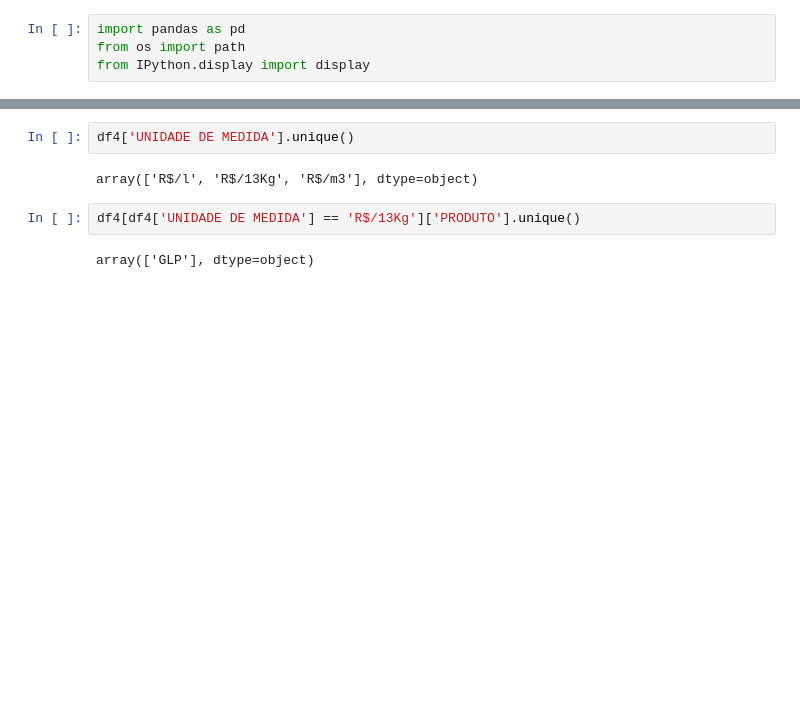
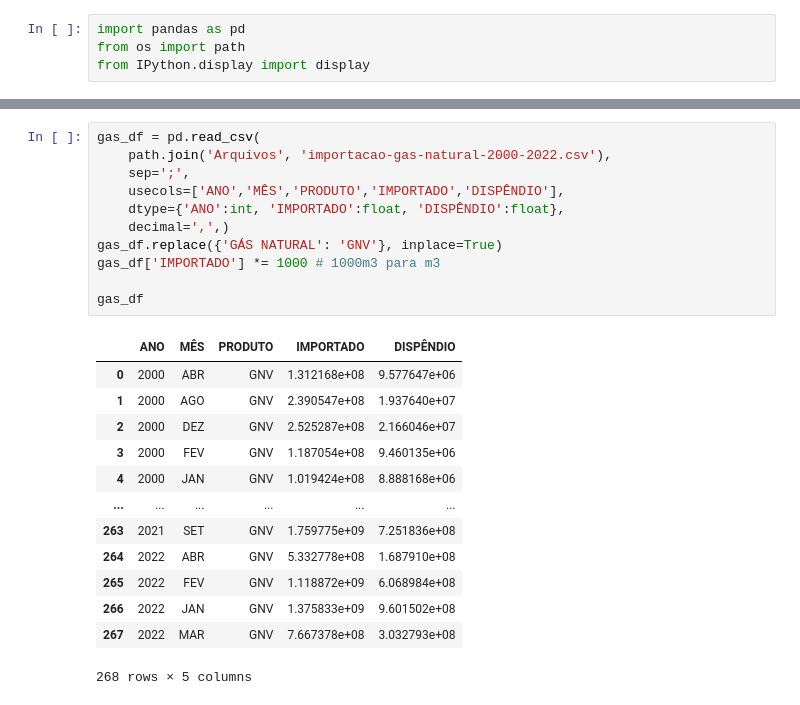
Before and after one commit to cesar214567/ProjetoAnaliticoDeDados, a Jupyter notebook: testing.ipynb, the cells around one changed output, grey strips where cells are left out. Saved outputs shown, nothing was run; the diff lists cells and outputs as text; blank space fills up the shorter version.

```diff
--- a/testing.ipynb
+++ b/testing.ipynb
@@ -99,8 +5,25 @@ df4
-# %%
-df4['UNIDADE DE MEDIDA'].unique()
-# %% [output]
-array(['R$/l', 'R$/13Kg', 'R$/m3'], dtype=object)
-# %%
-df4[df4['UNIDADE DE MEDIDA'] == 'R$/13Kg']['PRODUTO'].unique()
-# %% [output]
-array(['GLP'], dtype=object)
+# %%
+gas_df = pd.read_csv(
+    path.join('Arquivos', 'importacao-gas-natural-2000-2022.csv'),
+    sep=';',
+    usecols=['ANO','MÊS','PRODUTO','IMPORTADO','DISPÊNDIO'],
+    dtype={'ANO':int, 'IMPORTADO':float, 'DISPÊNDIO':float},
+    decimal=',',)
+gas_df.replace({'GÁS NATURAL': 'GNV'}, inplace=True)
+gas_df['IMPORTADO'] *= 1000 # 1000m3 para m3
+
+gas_df
+# %% [output]
+|  | ANO | MÊS | PRODUTO | IMPORTADO | DISPÊNDIO |
+| 0 | 2000 | ABR | GNV | 1.312168e+08 | 9.577647e+06 |
+| 1 | 2000 | AGO | GNV | 2.390547e+08 | 1.937640e+07 |
+| 2 | 2000 | DEZ | GNV | 2.525287e+08 | 2.166046e+07 |
+| 3 | 2000 | FEV | GNV | 1.187054e+08 | 9.460135e+06 |
+| 4 | 2000 | JAN | GNV | 1.019424e+08 | 8.888168e+06 |
+| ... | ... | ... | ... | ... | ... |
+| 263 | 2021 | SET | GNV | 1.759775e+09 | 7.251836e+08 |
+| 264 | 2022 | ABR | GNV | 5.332778e+08 | 1.687910e+08 |
+| 265 | 2022 | FEV | GNV | 1.118872e+09 | 6.068984e+08 |
+| 266 | 2022 | JAN | GNV | 1.375833e+09 | 9.601502e+08 |
+| 267 | 2022 | MAR | GNV | 7.667378e+08 | 3.032793e+08 |
+268 rows × 5 columns
```
Also changed, not shown: parts of 13 cells of this notebook.
